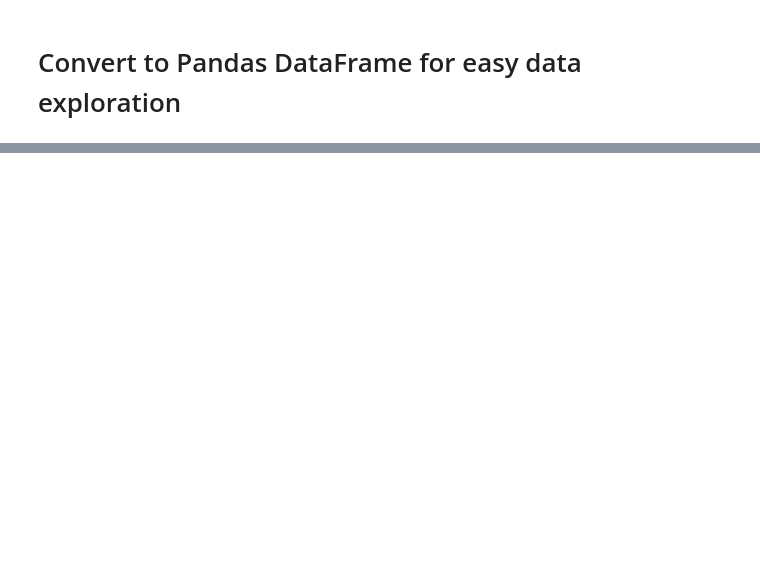
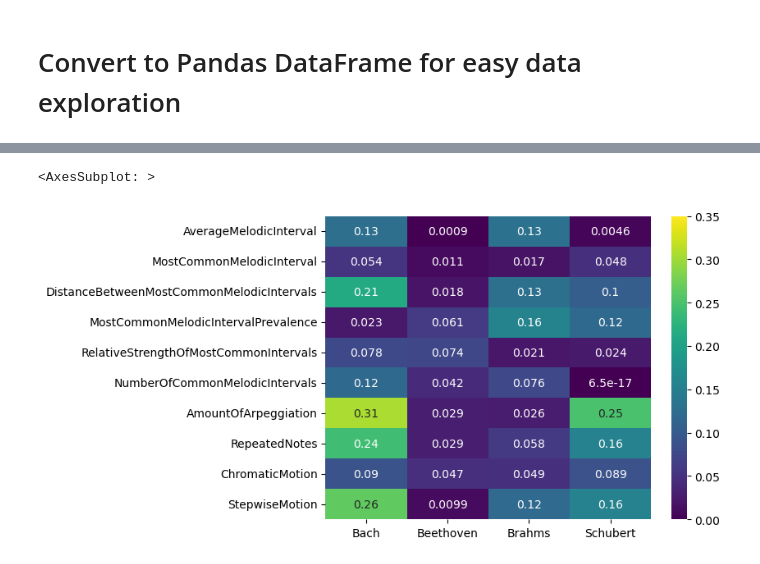
Before and after one commit to carlm451/Music-Composre-Classification-SVM-Model-, a Jupyter notebook: Feature Exploration and Selection .ipynb, the cells around one changed output, grey strips where cells are left out. Drawn from its saved outputs; the diff is of its cells as text; code cells hidden in the pictures; blank space fills up the shorter version.

Commit message:
preliminary feature selection and data exploration'

```diff
--- a/Feature Exploration and Selection .ipynb
+++ b/Feature Exploration and Selection .ipynb
@@ -43,0 +42,15 @@ import music21.features as features
+# %%
+names_path = './DataStreamFeatures/TrainColumnNames.pkl'
+
+with open(names_path, "rb") as f:
+    column_names = pkl.load(f)
+# %%
+df = pd.DataFrame(train_X, columns = column_names)
+
+df['Composer_label']=train_Y
+
+series = pd.Series(train_Y)
+
+df['Composer_name']= series.map(label_encodings)
+
+df.head(10)
@@ -43,0 +101,7 @@ import music21.features as features
+# %%
+# Get one hot encoding of columns B
+one_hot = pd.get_dummies(df['Composer_name'])
+# Drop column B as it is now encoded
+#df = df.drop('Composer_name',axis = 1)
+# Join the encoded df
+df = df.join(one_hot)
@@ -43,0 +125,19 @@ import music21.features as features
+# %%
+sub_number = 10 # limit number columns each correlation plot
+
+column_subsets = []
+
+for index in range(0,n,sub_number):
+
+    column_subsets.append(column_names[index:index+sub_number])
+# %%
+count = 0
+
+subset_cols = column_subsets[count]
+
+subset_df = df[subset_cols+Composers]  # keep composer one-hot labels each set
+
+sns.heatmap(data=subset_df.corr(method='pearson')[Composers].loc[subset_cols].abs(),cmap='viridis',vmin=0,vmax=+0.35,annot=True)
+# %% [output]
+<AxesSubplot: >
+[figure, added]
```
Also changed, not shown: parts of 28 cells of this notebook.
